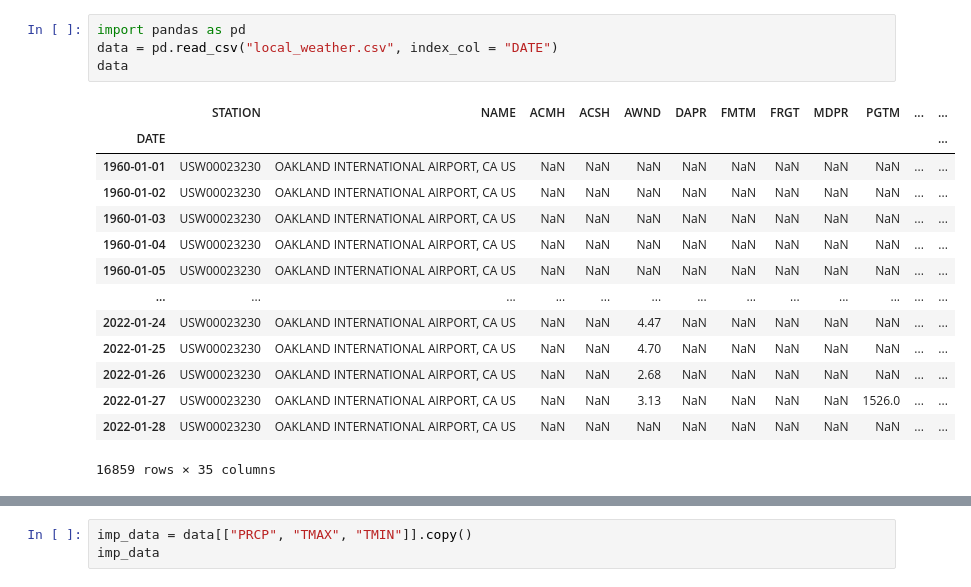
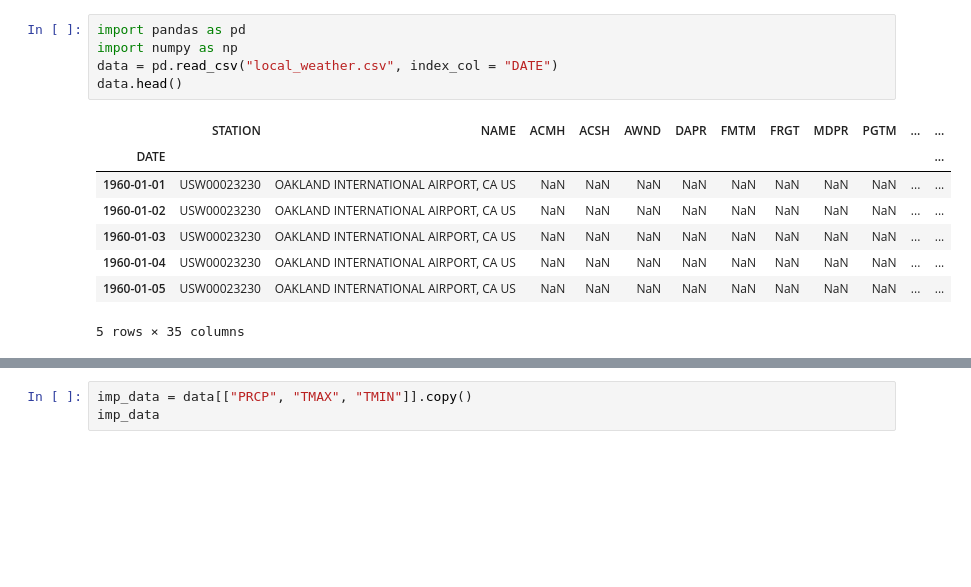
Before and after one commit to Ayushcoder1/projects, a Jupyter notebook: weather predictor/weather.ipynb, the cells around one changed output, grey strips where cells are left out. Saved outputs shown, nothing was run; the diff lists cells and outputs as text; blank space fills up the shorter version.

```diff
--- a/weather predictor/weather.ipynb
+++ b/weather predictor/weather.ipynb
@@ -1,20 +1,15 @@
 # %%
 import pandas as pd
+import numpy as np
 data = pd.read_csv("local_weather.csv", index_col = "DATE")
-data
+data.head()
 # %% [output]
 |  | STATION | NAME | ACMH | ACSH | AWND | DAPR | FMTM | FRGT | MDPR | PGTM | ... | ... |
 | DATE |  |  |  |  |  |  |  |  |  |  |  | ... |
 | 1960-01-01 | USW00023230 | OAKLAND INTERNATIONAL AIRPORT, CA US | NaN | NaN | NaN | NaN | NaN | NaN | NaN | NaN | ... | ... |
 | 1960-01-02 | USW00023230 | OAKLAND INTERNATIONAL AIRPORT, CA US | NaN | NaN | NaN | NaN | NaN | NaN | NaN | NaN | ... | ... |
 | 1960-01-03 | USW00023230 | OAKLAND INTERNATIONAL AIRPORT, CA US | NaN | NaN | NaN | NaN | NaN | NaN | NaN | NaN | ... | ... |
 | 1960-01-04 | USW00023230 | OAKLAND INTERNATIONAL AIRPORT, CA US | NaN | NaN | NaN | NaN | NaN | NaN | NaN | NaN | ... | ... |
 | 1960-01-05 | USW00023230 | OAKLAND INTERNATIONAL AIRPORT, CA US | NaN | NaN | NaN | NaN | NaN | NaN | NaN | NaN | ... | ... |
-| ... | ... | ... | ... | ... | ... | ... | ... | ... | ... | ... | ... | ... |
-| 2022-01-24 | USW00023230 | OAKLAND INTERNATIONAL AIRPORT, CA US | NaN | NaN | 4.47 | NaN | NaN | NaN | NaN | NaN | ... | ... |
-| 2022-01-25 | USW00023230 | OAKLAND INTERNATIONAL AIRPORT, CA US | NaN | NaN | 4.70 | NaN | NaN | NaN | NaN | NaN | ... | ... |
-| 2022-01-26 | USW00023230 | OAKLAND INTERNATIONAL AIRPORT, CA US | NaN | NaN | 2.68 | NaN | NaN | NaN | NaN | NaN | ... | ... |
-| 2022-01-27 | USW00023230 | OAKLAND INTERNATIONAL AIRPORT, CA US | NaN | NaN | 3.13 | NaN | NaN | NaN | NaN | 1526.0 | ... | ... |
-| 2022-01-28 | USW00023230 | OAKLAND INTERNATIONAL AIRPORT, CA US | NaN | NaN | NaN | NaN | NaN | NaN | NaN | NaN | ... | ... |
-16859 rows × 35 columns
+5 rows × 35 columns
 # %%
```
Also changed, not shown: parts of 12 cells of this notebook.
